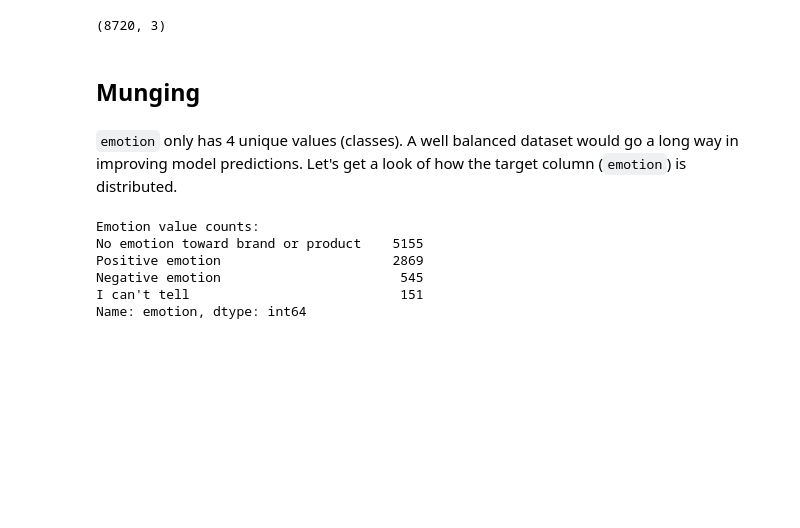
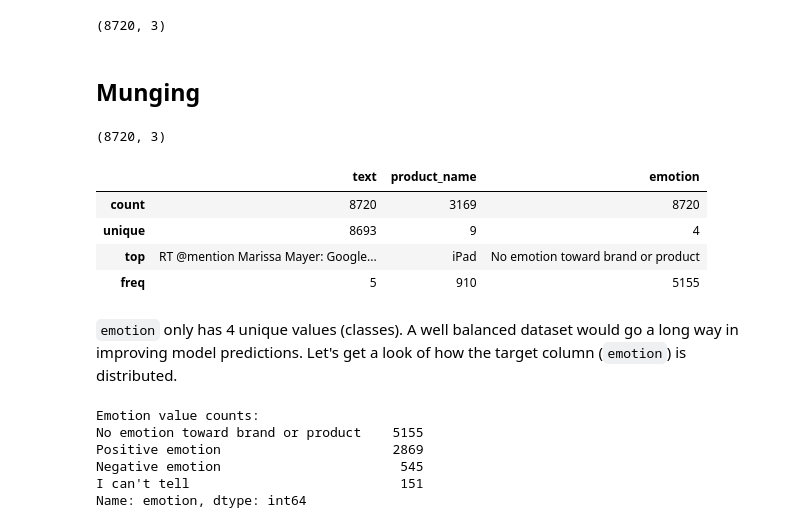
Before and after one commit to ssaeed85/dsc-ph4-TweetSentimentAnalysis-NLP, a Jupyter notebook: TweetSentimentAnalysis_nb.ipynb, the cells around one changed output. Cells and saved outputs as stored; diff of their text form; code cells hidden in the pictures; blank space fills up the shorter version.

```diff
--- a/TweetSentimentAnalysis_nb.ipynb
+++ b/TweetSentimentAnalysis_nb.ipynb
@@ -124,3 +127,15 @@ data_df.shape
+# %%
+data_df.shape
+# %% [output]
+(8720, 3)
+# %%
+data_df.describe()
+# %% [output]
+|  | text | product_name | emotion |
+| count | 8720 | 3169 | 8720 |
+| unique | 8693 | 9 | 4 |
+| top | RT @mention Marissa Mayer: Google... | iPad | No emotion toward brand or product |
+| freq | 5 | 910 | 5155 |
 # %% [markdown]
 `emotion` only has 4 unique values (classes). A well balanced dataset would go a long way in improving model predictions. Let's get a look of how the target column (`emotion`) is distributed.
 # %%
```
Also changed, not shown: parts of 24 cells of this notebook.
